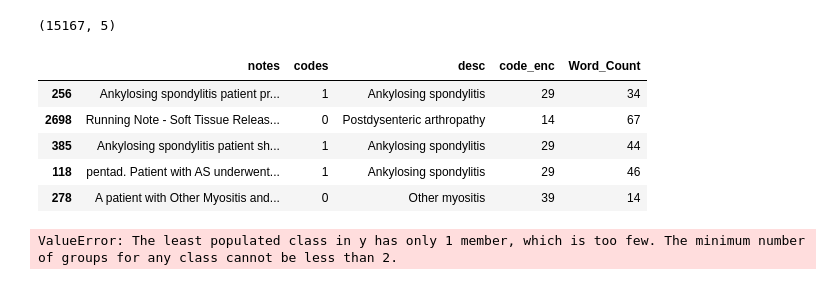
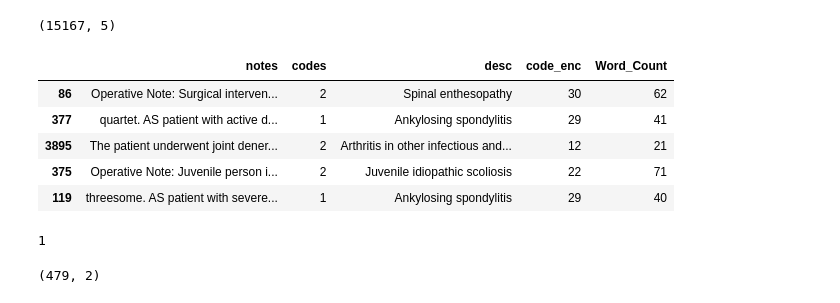
Before and after one commit to Nielspace/MedicalLM, a Jupyter notebook: Model Comparison.ipynb, the cells around one changed output. Cells and saved outputs as stored; diff of their text form; code cells hidden in the pictures.

```diff
--- a/Model Comparison.ipynb
+++ b/Model Comparison.ipynb
@@ -75,18 +75,22 @@ df.shape
 # %%
 #binarize the dataset
 M45 = df[df.codes == "M45"]
 M45.codes = int(1)
 other = df[df.codes != "M45"]
-other.codes = 0
+other.codes = int(2)
 other = other.sample(frac=1)
 other = other[:300]
 
 sample = pd.concat([M45, other]).sample(frac=1)
 sample.head()
 # %% [output]
 |  | notes | codes | desc | code_enc | Word_Count |
-| 256 | Ankylosing spondylitis patient pr... | 1 | Ankylosing spondylitis | 29 | 34 |
-| 2698 | Running Note - Soft Tissue Releas... | 0 | Postdysenteric arthropathy | 14 | 67 |
-| 385 | Ankylosing spondylitis patient sh... | 1 | Ankylosing spondylitis | 29 | 44 |
-| 118 | pentad. Patient with AS underwent... | 1 | Ankylosing spondylitis | 29 | 46 |
-| 278 | A patient with Other Myositis and... | 0 | Other myositis | 39 | 14 |
+| 86 | Operative Note: Surgical interven... | 2 | Spinal enthesopathy | 30 | 62 |
+| 377 | quartet. AS patient with active d... | 1 | Ankylosing spondylitis | 29 | 41 |
+| 3895 | The patient underwent joint dener... | 2 | Arthritis in other infectious and... | 12 | 21 |
+| 375 | Operative Note: Juvenile person i... | 2 | Juvenile idiopathic scoliosis | 22 | 71 |
+| 119 | threesome. AS patient with severe... | 1 | Ankylosing spondylitis | 29 | 40 |
+# %%
+sample.code_enc.value_counts().min()
+# %% [output]
+1
@@ -93,12 +137,12 @@ sample.head()
 # %%
-from embeddings import embeddings
+# from embeddings import embeddings
 
 (X_train, X_test, y_train, y_test, vectorizer,
-feature_names, pca, labels, category_list) = embeddings.embeddings_gen(sample, "notes", "code_enc")
-
-print(X_train.shape, X_test.shape)
+feature_names, pca, labels, category_list) = embeddings.embeddings_gen(sample, "notes", "codes")
-# %% [output]
-ValueError: The least populated class in y has only 1 member, which is too few. The minimum number of groups for any class cannot be less than 2.
+# %%
+X_train.shape
+# %% [output]
+(479, 2)
 # %%
 from matplotlib.colors import ListedColormap
 
```
Also changed, not shown: parts of 4 cells of this notebook, 2 other files.
